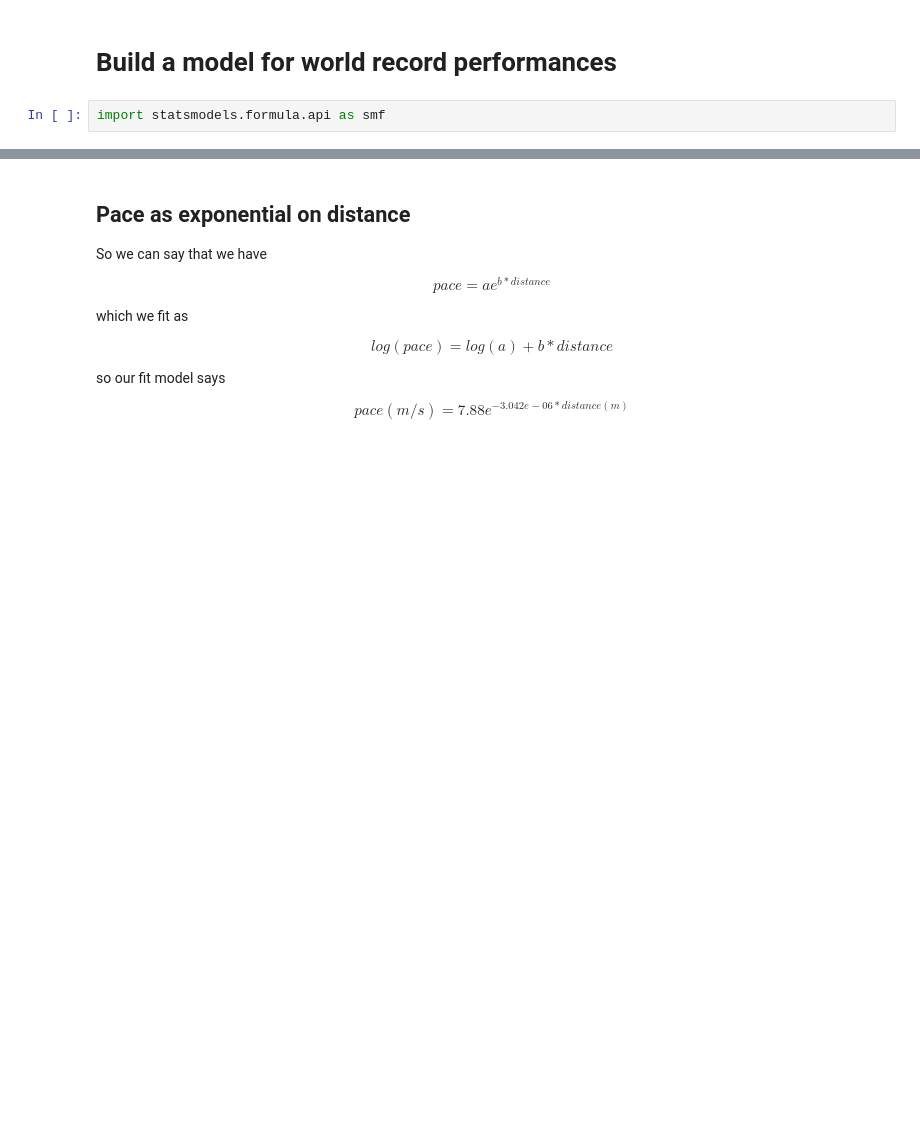
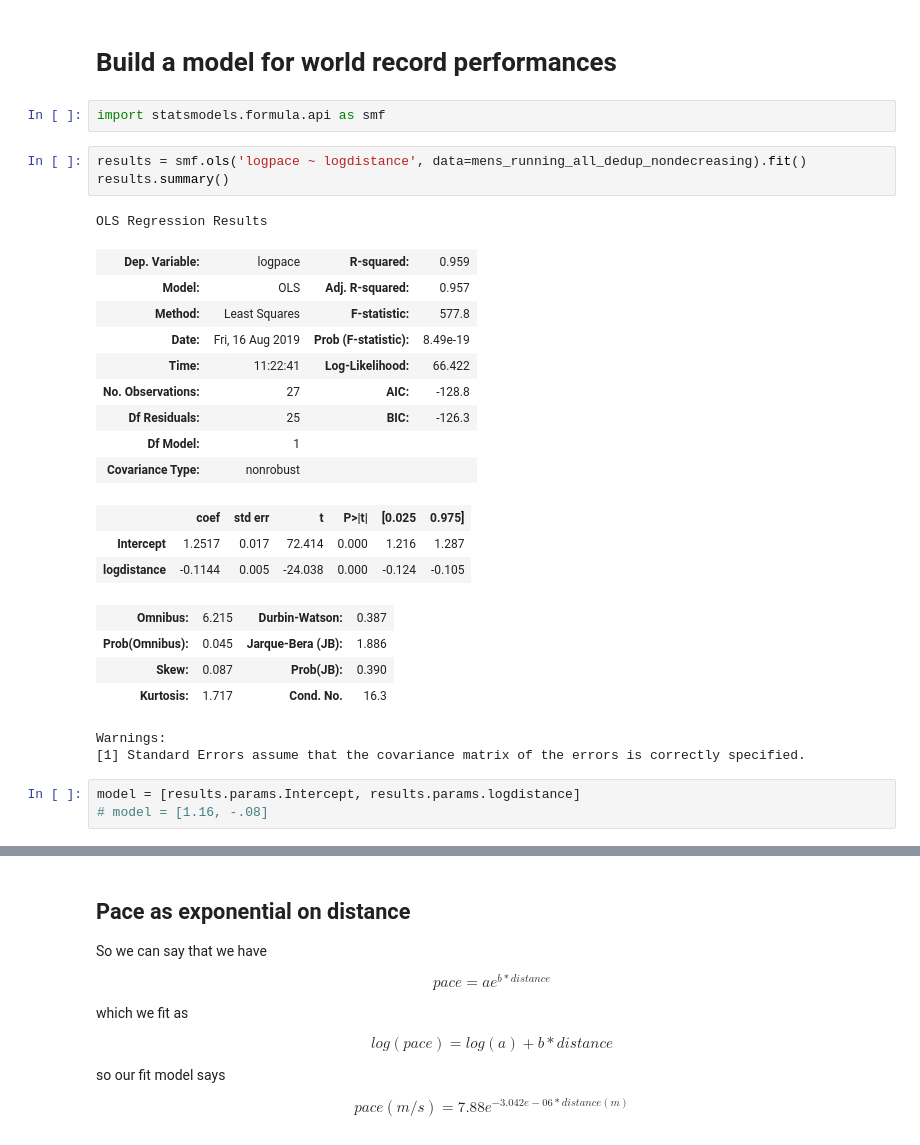
Before and after one commit to andyreagan/yasso, a Jupyter notebook: yasso.ipynb, the cells around one changed output, grey strips where cells are left out. Saved outputs shown, nothing was run; the diff lists cells and outputs as text; blank space fills up the shorter version.

```diff
--- a/yasso.ipynb
+++ b/yasso.ipynb
@@ -685,3 +711,29 @@ mens_running_all_dedup_nondecreasing
 # Build a model for world record performances
 # %%
 import statsmodels.formula.api as smf
+# %%
+results = smf.ols('logpace ~ logdistance', data=mens_running_all_dedup_nondecreasing).fit()
+results.summary()
+# %% [output]
+OLS Regression Results
+| Dep. Variable: | logpace | R-squared: | 0.959 |
+| Model: | OLS | Adj. R-squared: | 0.957 |
+| Method: | Least Squares | F-statistic: | 577.8 |
+| Date: | Fri, 16 Aug 2019 | Prob (F-statistic): | 8.49e-19 |
+| Time: | 11:22:41 | Log-Likelihood: | 66.422 |
+| No. Observations: | 27 | AIC: | -128.8 |
+| Df Residuals: | 25 | BIC: | -126.3 |
+| Df Model: | 1 |  |  |
+| Covariance Type: | nonrobust |  |  |
+|  | coef | std err | t | P>|t| | [0.025 | 0.975] |
+| Intercept | 1.2517 | 0.017 | 72.414 | 0.000 | 1.216 | 1.287 |
+| logdistance | -0.1144 | 0.005 | -24.038 | 0.000 | -0.124 | -0.105 |
+| Omnibus: | 6.215 | Durbin-Watson: | 0.387 |
+| Prob(Omnibus): | 0.045 | Jarque-Bera (JB): | 1.886 |
+| Skew: | 0.087 | Prob(JB): | 0.390 |
+| Kurtosis: | 1.717 | Cond. No. | 16.3 |
+Warnings:
+[1] Standard Errors assume that the covariance matrix of the errors is correctly specified.
+# %%
+model = [results.params.Intercept, results.params.logdistance]
+# model = [1.16, -.08]
```
Also changed, not shown: parts of 27 cells of this notebook, 5 other files.
